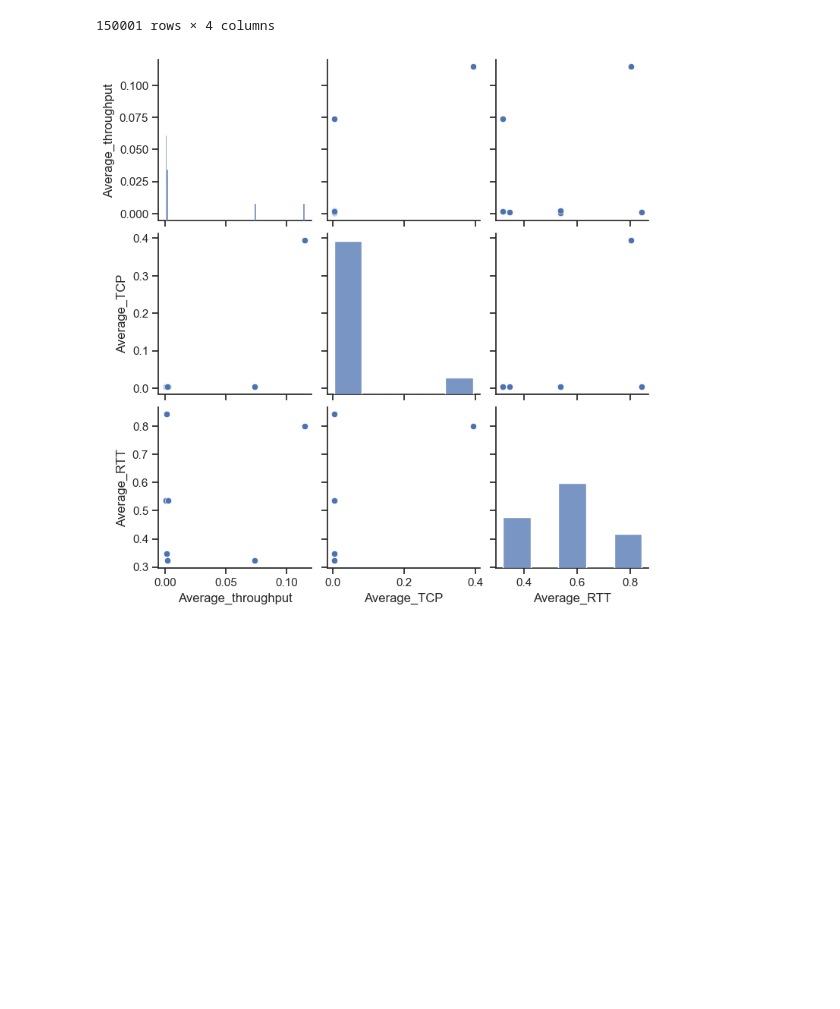
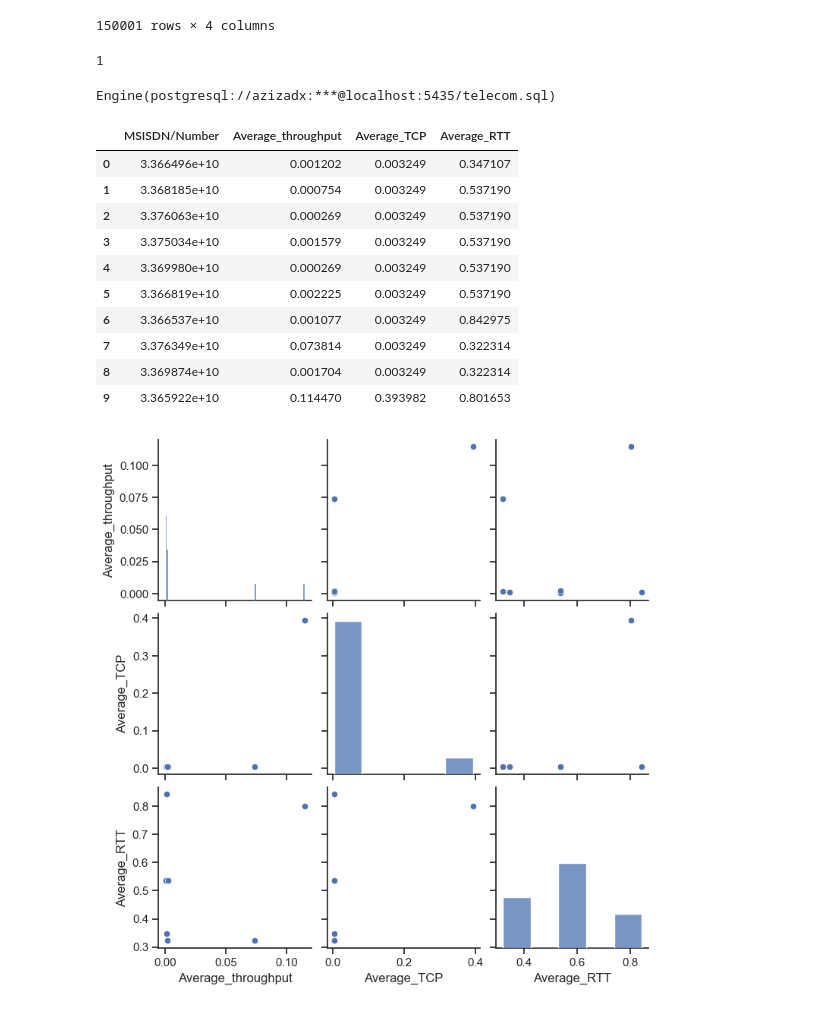
Before and after one commit to Azizadx/user_analytics_in_the_telecommunication, a Jupyter notebook: notebooks/experence_analytics/experence_analytics.ipynb, the cells around one changed output. Drawn from its saved outputs; the diff is of its cells as text; code cells hidden in the pictures; blank space fills up the shorter version.

Commit message:
feat:store the experience to table

```diff
--- a/notebooks/experence_analytics/experence_analytics.ipynb
+++ b/notebooks/experence_analytics/experence_analytics.ipynb
@@ -527,6 +527,63 @@ new_normalized_df
 | 149999 | 3.361962e+10 | 0.001274 | 1.000000 | 0.305785 |
 | 150000 | 3.361962e+10 | 0.001274 | 1.000000 | 0.305785 |
 150001 rows × 4 columns
+# %%
+# save experience data to postgers table
+new_normalized_df.to_sql("user_experience_data", con=engine, if_exists="replace", index=False)
+# %% [output]
+1
+# %%
+# view data from postgers table
+engine = dbconnect.connect_to_db()
+
+# Print the engine to verify the connection
+print(engine)
+
+# Get a raw PostgreSQL connection from the SQLAlchemy engine
+connection = engine.raw_connection()
+
+try:
+    # Create a cursor object to execute SQL queries
+    cursor = connection.cursor()
+
+    # Query to retrieve all rows from the xdr_data
+    query = "SELECT * FROM user_experience_data"
+
+    # Execute the query
+    cursor.execute(query)
+
+    # Fetch all the rows
+    result = cursor.fetchall()
+
+    # Convert the result to a Pandas DataFrame
+    columns = [desc[0] for desc in cursor.description]
+    df_experience = pd.DataFrame(result, columns=columns)
+
+    # Display the DataFrame
+
+finally:
+    # Close the cursor and connection
+    cursor.close()
+    connection.close()
+
+# Dispose of the SQLAlchemy engine after use
+engine.dispose()
+# %% [output]
+Engine(postgresql://azizadx:***@localhost:5435/telecom.sql)
+# %%
+df_experience.head(10)
+# %% [output]
+|  | MSISDN/Number | Average_throughput | Average_TCP | Average_RTT |
+| 0 | 3.366496e+10 | 0.001202 | 0.003249 | 0.347107 |
+| 1 | 3.368185e+10 | 0.000754 | 0.003249 | 0.537190 |
+| 2 | 3.376063e+10 | 0.000269 | 0.003249 | 0.537190 |
+| 3 | 3.375034e+10 | 0.001579 | 0.003249 | 0.537190 |
+| 4 | 3.369980e+10 | 0.000269 | 0.003249 | 0.537190 |
+| 5 | 3.366819e+10 | 0.002225 | 0.003249 | 0.537190 |
+| 6 | 3.366537e+10 | 0.001077 | 0.003249 | 0.842975 |
+| 7 | 3.376349e+10 | 0.073814 | 0.003249 | 0.322314 |
+| 8 | 3.369874e+10 | 0.001704 | 0.003249 | 0.322314 |
+| 9 | 3.365922e+10 | 0.114470 | 0.393982 | 0.801653 |
 # %%
 top_10_rows = new_normalized_df.head(10)
 sns.set(style="ticks")
```
